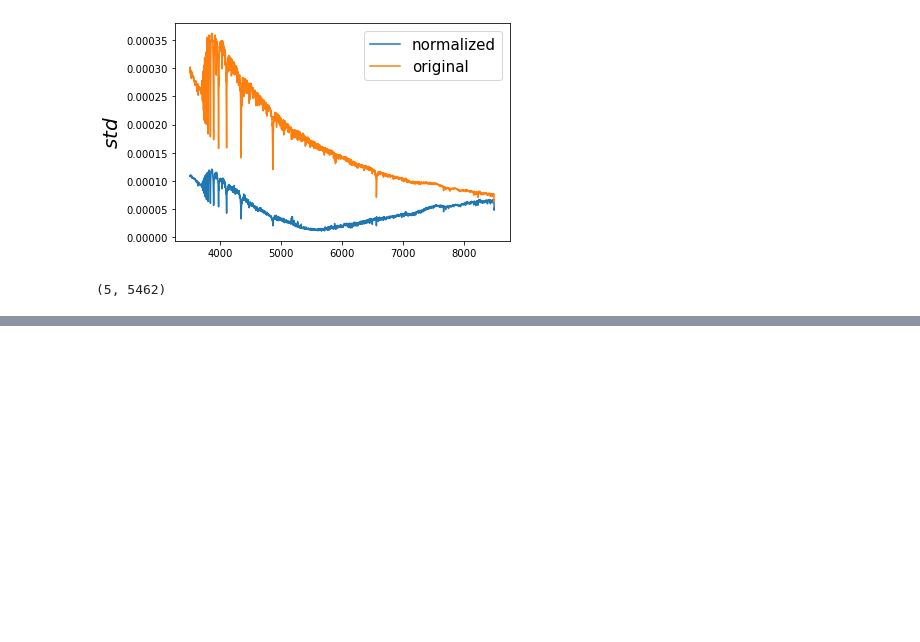
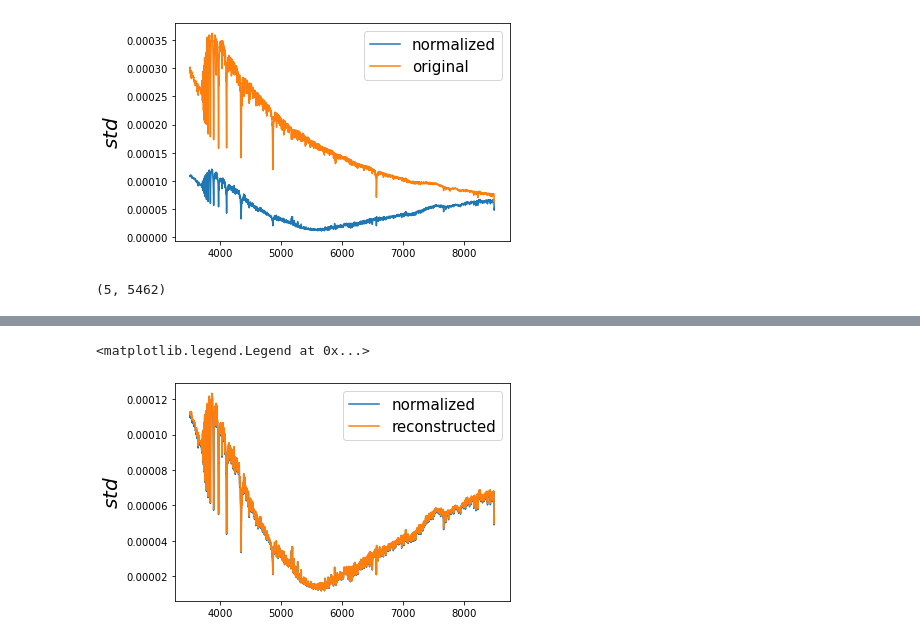
Before and after one commit to edoardorossi3/TESIedo_git, a Jupyter notebook: tesi_py/pca.ipynb, the cells around one changed output, grey strips where cells are left out. Cells and saved outputs as stored; diff of their text form; code cells hidden in the pictures; blank space fills up the shorter version.

```diff
--- a/tesi_py/pca.ipynb
+++ b/tesi_py/pca.ipynb
@@ -177,0 +186,9 @@ np.shape(np.mean(diff, axis=0))
+# %%
+plt.plot(wl,np.std(y_data2,axis=0), label='normalized')
+plt.plot(wl,np.std(y_new2,axis=0), label='reconstructed')
+
+plt.ylabel(r'$std$', size=20)
+plt.legend(loc='upper right', fontsize=15)
+# %% [output]
+<matplotlib.legend.Legend at 0x...>
+[figure, added]
```
Also changed, not shown: parts of 15 cells of this notebook.
